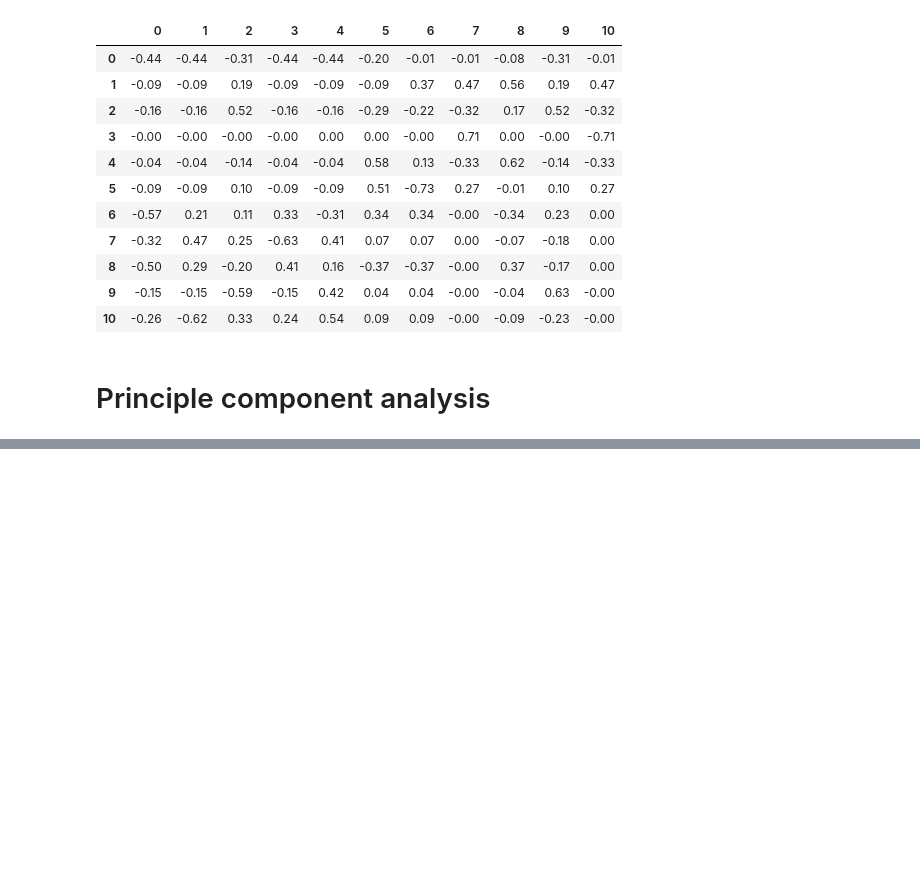
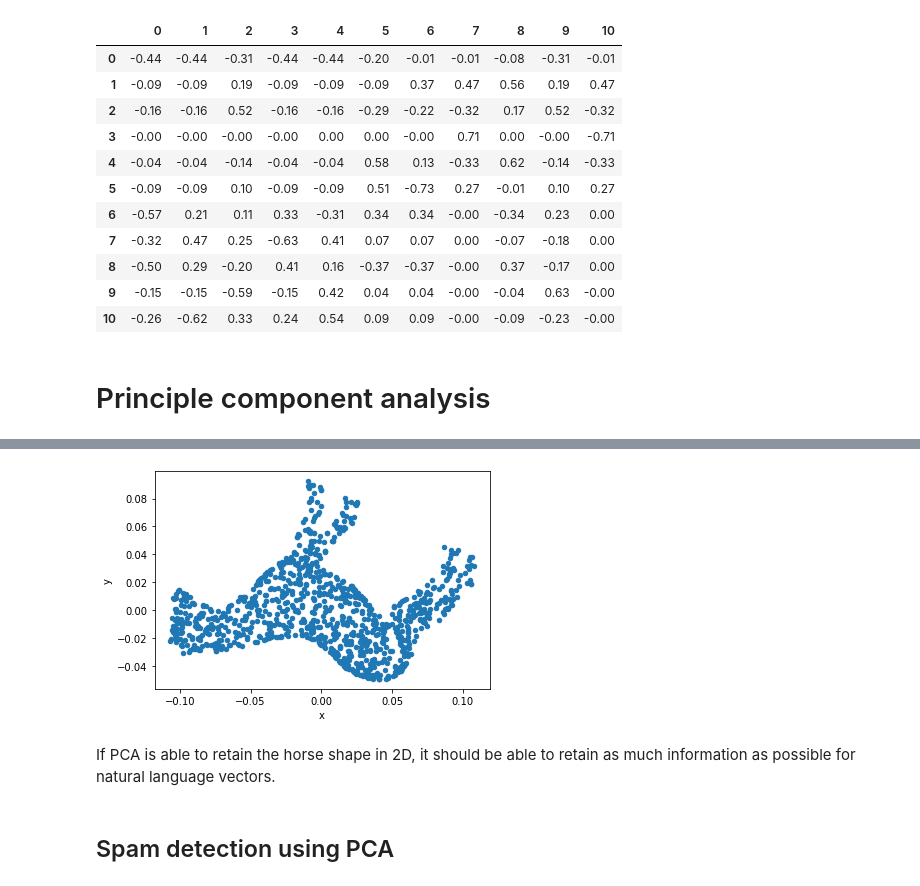
Before and after one commit to hieundx/nlp-in-action, a Jupyter notebook: 4 - semantic analysis.ipynb, the cells around one changed output, grey strips where cells are left out. Cells and saved outputs as stored; diff of their text form; code cells hidden in the pictures; blank space fills up the shorter version.

Commit message:
sms spam detection w/ PCA

```diff
--- a/4 - semantic analysis.ipynb
+++ b/4 - semantic analysis.ipynb
@@ -238,3 +238,17 @@ pd.DataFrame(Vt).round(2)
 | 10 | -0.26 | -0.62 | 0.33 | 0.24 | 0.54 | 0.09 | 0.09 | -0.00 | -0.09 | -0.23 | -0.00 |
 # %% [markdown]
 # Principle component analysis
+# %%
+import pandas as pd
+from sklearn.decomposition import PCA
+
+import seaborn
+from matplotlib import pyplot as plt
+from nlpia.data.loaders import get_data
+
+df = get_data('pointcloud').sample(1000)
+pca = PCA(n_components=2)
+df2d = pd.DataFrame(pca.fit_transform(df), columns='x y'.split())
+df2d.plot(kind='scatter', x='x', y='y')
+plt.show()
+# %% [output]
@@ -240,0 +256,5 @@ pd.DataFrame(Vt).round(2)
+[figure, added]
+# %% [markdown]
+If PCA is able to retain the horse shape in 2D, it should be able to retain as much information as possible for natural language vectors.
+# %% [markdown]
+## Spam detection using PCA
```
Also changed, not shown: parts of 8 cells of this notebook.
